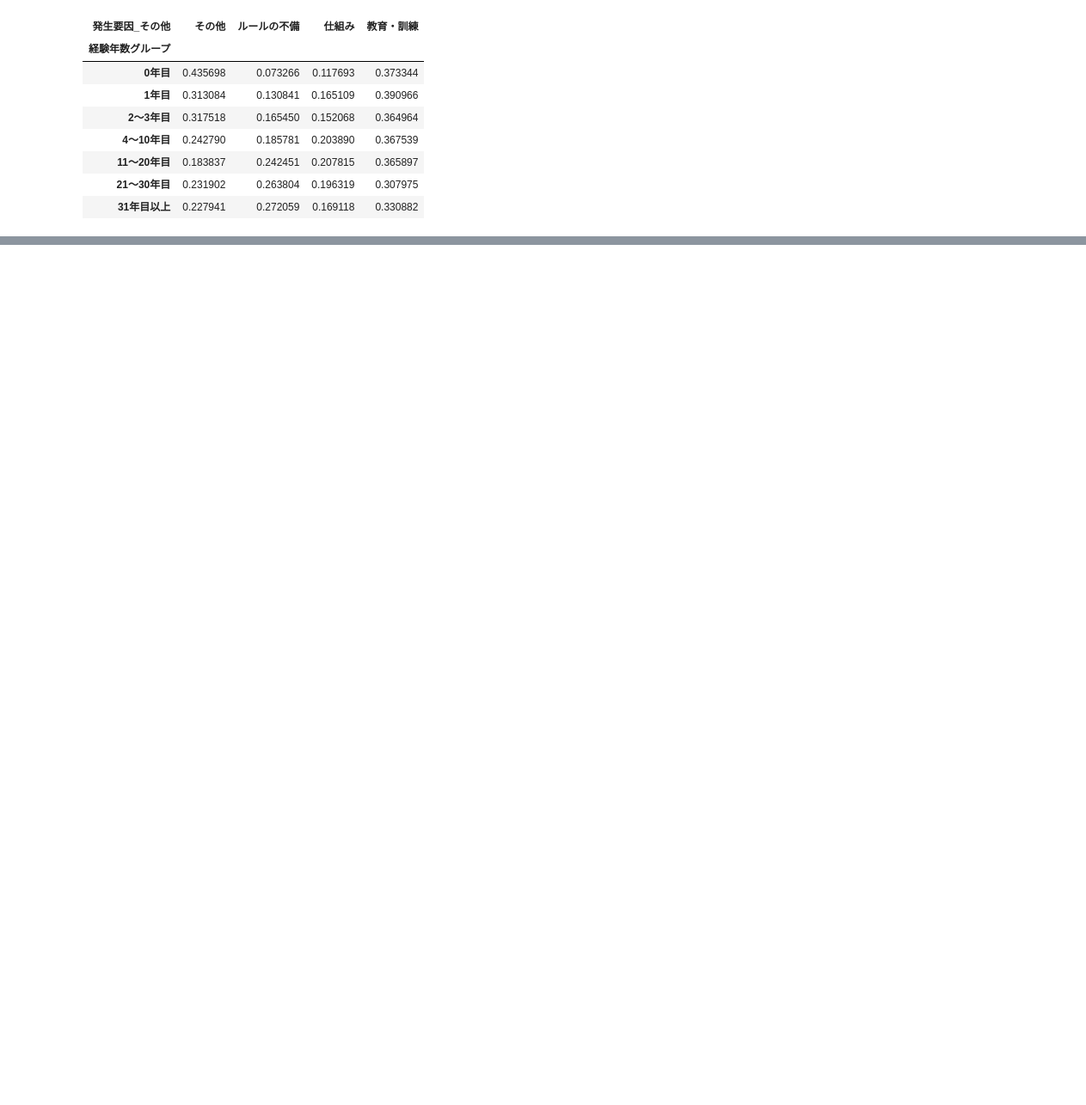
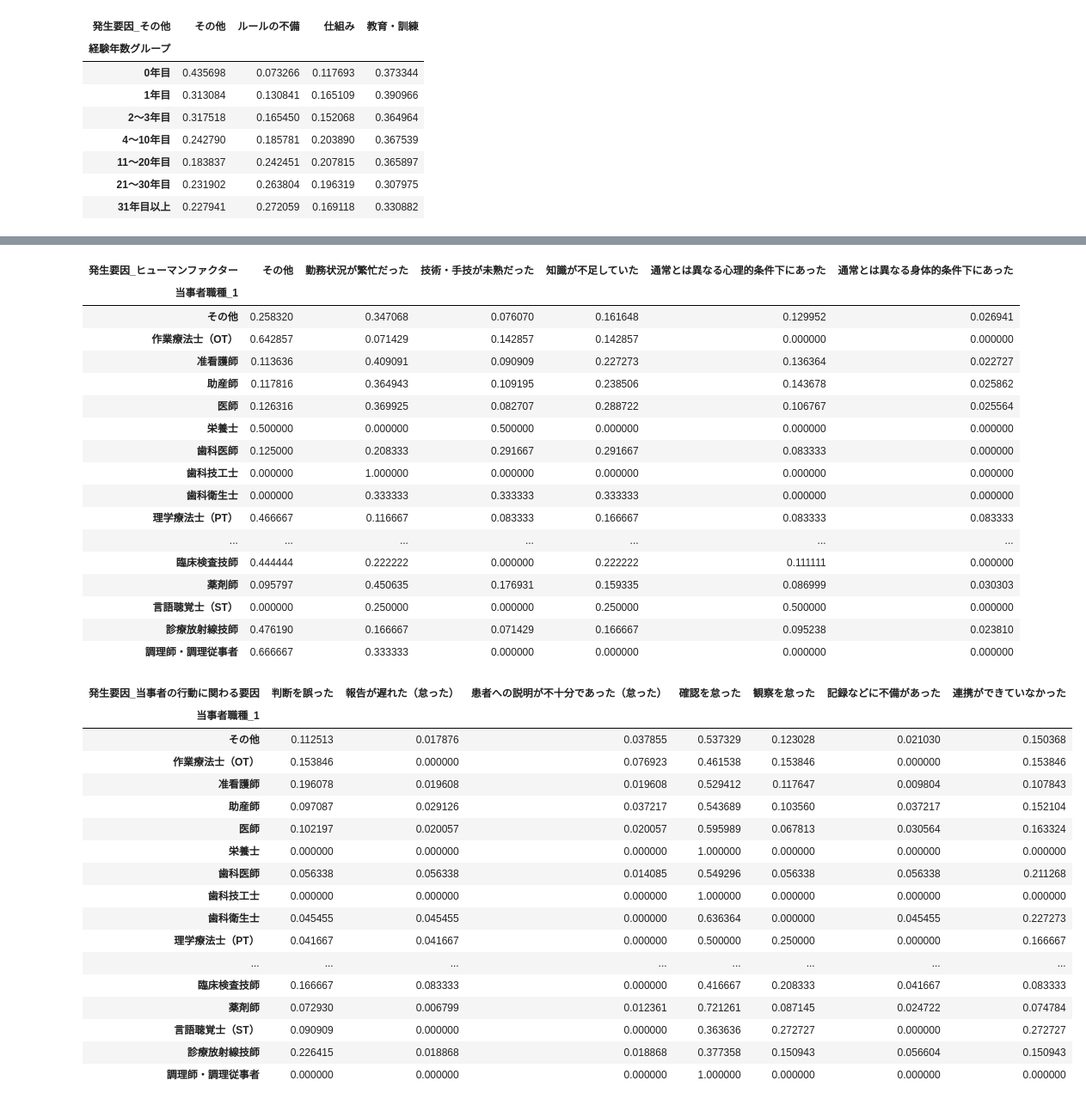
Before and after one commit to maizoh/Project_Shinshu, a Jupyter notebook: Project_Shinshu_2.ipynb, the cells around one changed output, grey strips where cells are left out. Shown at 86% size. Drawn from its saved outputs; the diff is of its cells as text; code cells hidden in the pictures; blank space fills up the shorter version.

```diff
--- a/Project_Shinshu_2.ipynb
+++ b/Project_Shinshu_2.ipynb
@@ -105,7 +105,7 @@ df_merged.isna().sum()
 | 改善策 | 0 |
 dtype: int64
 # %%
-df_kai=df_merged.loc[:,["当事者職種経験（年数）_1","発生要因_ヒューマンファクター","発生要因_当事者の行動に関わる要因","発生要因_環境・設備機器","発生要因_その他","発生場所","当事者部署配属期間（年数）_1","概要"]]
+df_kai=df_merged.loc[:,['当事者職種_1',"当事者職種経験（年数）_1","発生要因_ヒューマンファクター","発生要因_当事者の行動に関わる要因","発生要因_環境・設備機器","発生要因_その他","発生場所","当事者部署配属期間（年数）_1","概要"]]
 
 df_kai['当事者職種経験（年数）_1']=df_kai['当事者職種経験（年数）_1'].astype(str).str.replace("00","0").str.replace("年","").astype(int)
 df_kai["当事者部署配属期間（年数）_1"]=df_kai["当事者部署配属期間（年数）_1"].astype(str).str.replace("年","").astype(int)
@@ -416,0 +480,49 @@ display(table4.style.highlight_max(color="blue",axis=1))
+# %%
+table1=pd.crosstab(df_human["当事者職種_1"],df_human['発生要因_ヒューマンファクター'],normalize="index")
+display(table1.style.highlight_max(color="blue",axis=1))
+
+table2=pd.crosstab(df_action["当事者職種_1"],df_action["発生要因_当事者の行動に関わる要因"],normalize="index")
+display(table2.style.highlight_max(color="blue",axis=1))
+
+table3=pd.crosstab(df_env["当事者職種_1"],df_env["発生要因_環境・設備機器"],normalize="index")
+display(table3.style.highlight_max(color="blue",axis=1))
+
+table4=pd.crosstab(df_other["当事者職種_1"],df_other["発生要因_その他"],normalize="index")
+display(table4.style.highlight_max(color="blue",axis=1))
+# %% [output]
+| 発生要因_ヒューマンファクター | その他 | 勤務状況が繁忙だった | 技術・手技が未熟だった | 知識が不足していた | 通常とは異なる心理的条件下にあった | 通常とは異なる身体的条件下にあった |
+| 当事者職種_1 |  |  |  |  |  |  |
+| その他 | 0.258320 | 0.347068 | 0.076070 | 0.161648 | 0.129952 | 0.026941 |
+| 作業療法士（OT） | 0.642857 | 0.071429 | 0.142857 | 0.142857 | 0.000000 | 0.000000 |
+| 准看護師 | 0.113636 | 0.409091 | 0.090909 | 0.227273 | 0.136364 | 0.022727 |
+| 助産師 | 0.117816 | 0.364943 | 0.109195 | 0.238506 | 0.143678 | 0.025862 |
+| 医師 | 0.126316 | 0.369925 | 0.082707 | 0.288722 | 0.106767 | 0.025564 |
+| 栄養士 | 0.500000 | 0.000000 | 0.500000 | 0.000000 | 0.000000 | 0.000000 |
+| 歯科医師 | 0.125000 | 0.208333 | 0.291667 | 0.291667 | 0.083333 | 0.000000 |
+| 歯科技工士 | 0.000000 | 1.000000 | 0.000000 | 0.000000 | 0.000000 | 0.000000 |
+| 歯科衛生士 | 0.000000 | 0.333333 | 0.333333 | 0.333333 | 0.000000 | 0.000000 |
+| 理学療法士（PT） | 0.466667 | 0.116667 | 0.083333 | 0.166667 | 0.083333 | 0.083333 |
+| ... | ... | ... | ... | ... | ... | ... |
+| 臨床検査技師 | 0.444444 | 0.222222 | 0.000000 | 0.222222 | 0.111111 | 0.000000 |
+| 薬剤師 | 0.095797 | 0.450635 | 0.176931 | 0.159335 | 0.086999 | 0.030303 |
+| 言語聴覚士（ST） | 0.000000 | 0.250000 | 0.000000 | 0.250000 | 0.500000 | 0.000000 |
+| 診療放射線技師 | 0.476190 | 0.166667 | 0.071429 | 0.166667 | 0.095238 | 0.023810 |
+| 調理師・調理従事者 | 0.666667 | 0.333333 | 0.000000 | 0.000000 | 0.000000 | 0.000000 |
+| 発生要因_当事者の行動に関わる要因 | 判断を誤った | 報告が遅れた（怠った） | 患者への説明が不十分であった（怠った） | 確認を怠った | 観察を怠った | 記録などに不備があった | 連携ができていなかった |
+| 当事者職種_1 |  |  |  |  |  |  |  |
+| その他 | 0.112513 | 0.017876 | 0.037855 | 0.537329 | 0.123028 | 0.021030 | 0.150368 |
+| 作業療法士（OT） | 0.153846 | 0.000000 | 0.076923 | 0.461538 | 0.153846 | 0.000000 | 0.153846 |
+| 准看護師 | 0.196078 | 0.019608 | 0.019608 | 0.529412 | 0.117647 | 0.009804 | 0.107843 |
+| 助産師 | 0.097087 | 0.029126 | 0.037217 | 0.543689 | 0.103560 | 0.037217 | 0.152104 |
+| 医師 | 0.102197 | 0.020057 | 0.020057 | 0.595989 | 0.067813 | 0.030564 | 0.163324 |
+| 栄養士 | 0.000000 | 0.000000 | 0.000000 | 1.000000 | 0.000000 | 0.000000 | 0.000000 |
+| 歯科医師 | 0.056338 | 0.056338 | 0.014085 | 0.549296 | 0.056338 | 0.056338 | 0.211268 |
+| 歯科技工士 | 0.000000 | 0.000000 | 0.000000 | 1.000000 | 0.000000 | 0.000000 | 0.000000 |
+| 歯科衛生士 | 0.045455 | 0.045455 | 0.000000 | 0.636364 | 0.000000 | 0.045455 | 0.227273 |
+| 理学療法士（PT） | 0.041667 | 0.041667 | 0.000000 | 0.500000 | 0.250000 | 0.000000 | 0.166667 |
+| ... | ... | ... | ... | ... | ... | ... | ... |
+| 臨床検査技師 | 0.166667 | 0.083333 | 0.000000 | 0.416667 | 0.208333 | 0.041667 | 0.083333 |
+| 薬剤師 | 0.072930 | 0.006799 | 0.012361 | 0.721261 | 0.087145 | 0.024722 | 0.074784 |
+| 言語聴覚士（ST） | 0.090909 | 0.000000 | 0.000000 | 0.363636 | 0.272727 | 0.000000 | 0.272727 |
+| 診療放射線技師 | 0.226415 | 0.018868 | 0.018868 | 0.377358 | 0.150943 | 0.056604 | 0.150943 |
+| 調理師・調理従事者 | 0.000000 | 0.000000 | 0.000000 | 1.000000 | 0.000000 | 0.000000 | 0.000000 |
```
Also changed, not shown: parts of 9 cells of this notebook.
